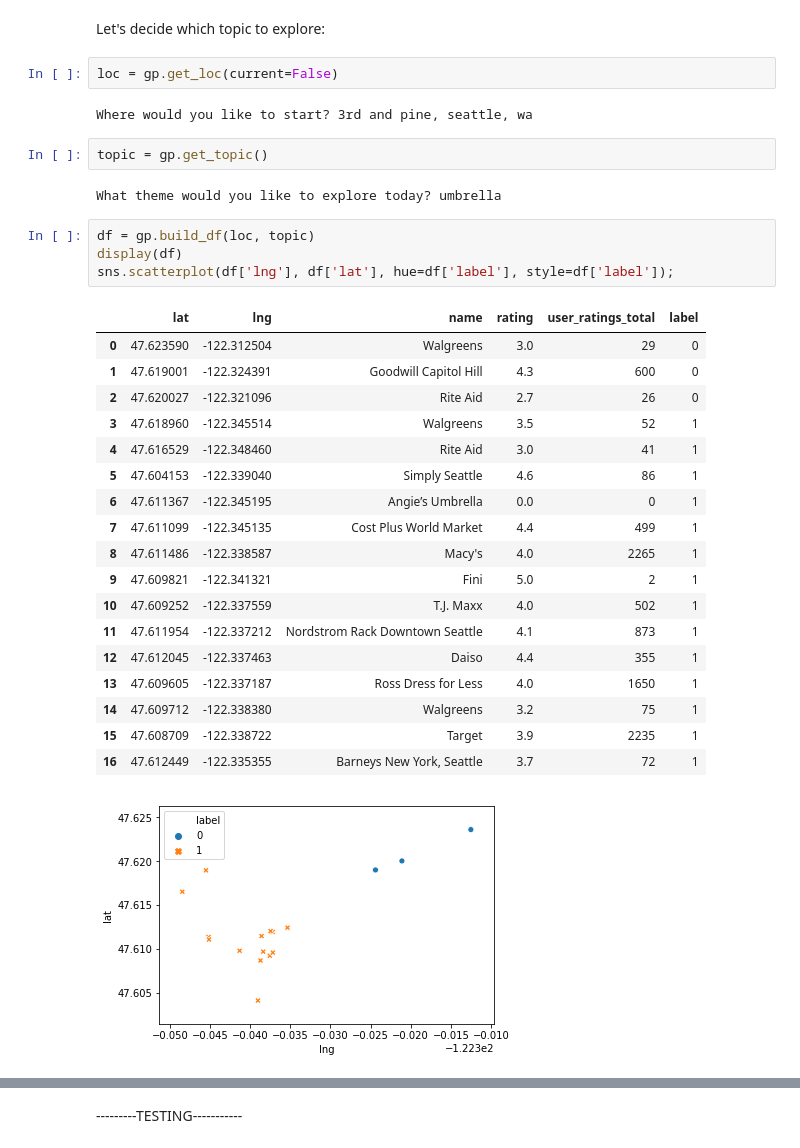
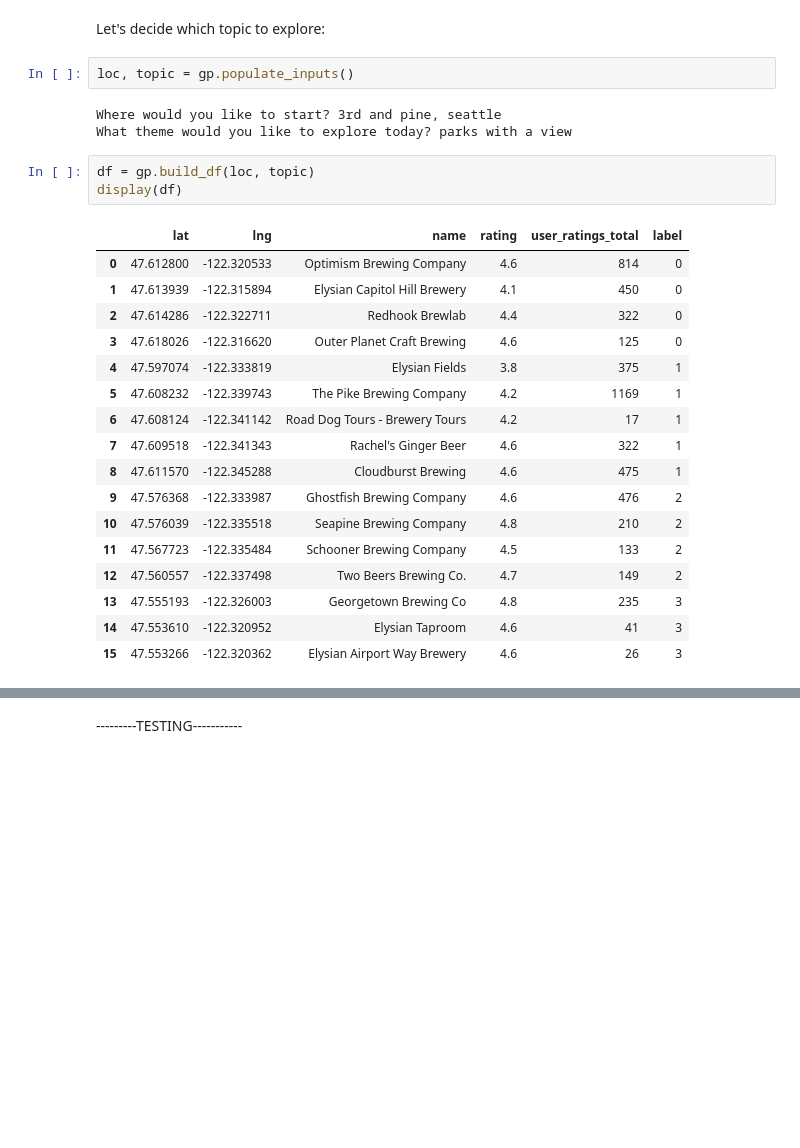
Before and after one commit to UpwardTrajectory/meander-maker, a Jupyter notebook: mvp.ipynb, the cells around one changed output, grey strips where cells are left out. Drawn from its saved outputs; the diff is of its cells as text; blank space fills up the shorter version.

```diff
--- a/mvp.ipynb
+++ b/mvp.ipynb
@@ -23,36 +23,30 @@ The module is deprecated in version 0.21 and will be removed in version 0.23 sin
 sklearn.externals.joblib is deprecated in 0.21 and will be removed in 0.23. Please import this functionality directly from joblib, which can be installed with: pip install joblib. If this warning is r ...
 # %% [markdown]
 Let's decide which topic to explore:
-# %%
-loc = gp.get_loc(current=False)
-# %% [output]
-Where would you like to start? 3rd and pine, seattle, wa
-# %%
-topic = gp.get_topic()
-# %% [output]
-What theme would you like to explore today? umbrella
+# %%
+loc, topic = gp.populate_inputs()
+# %% [output]
+Where would you like to start? 3rd and pine, seattle
+What theme would you like to explore today? parks with a view
 # %%
 df = gp.build_df(loc, topic)
 display(df)
-sns.scatterplot(df['lng'], df['lat'], hue=df['label'], style=df['label']);
 # %% [output]
 |  | lat | lng | name | rating | user_ratings_total | label |
-| 0 | 47.623590 | -122.312504 | Walgreens | 3.0 | 29 | 0 |
-| 1 | 47.619001 | -122.324391 | Goodwill Capitol Hill | 4.3 | 600 | 0 |
-| 2 | 47.620027 | -122.321096 | Rite Aid | 2.7 | 26 | 0 |
-| 3 | 47.618960 | -122.345514 | Walgreens | 3.5 | 52 | 1 |
-| 4 | 47.616529 | -122.348460 | Rite Aid | 3.0 | 41 | 1 |
-| 5 | 47.604153 | -122.339040 | Simply Seattle | 4.6 | 86 | 1 |
-| 6 | 47.611367 | -122.345195 | Angie’s Umbrella | 0.0 | 0 | 1 |
-| 7 | 47.611099 | -122.345135 | Cost Plus World Market | 4.4 | 499 | 1 |
-| 8 | 47.611486 | -122.338587 | Macy's | 4.0 | 2265 | 1 |
-| 9 | 47.609821 | -122.341321 | Fini | 5.0 | 2 | 1 |
-| 10 | 47.609252 | -122.337559 | T.J. Maxx | 4.0 | 502 | 1 |
-| 11 | 47.611954 | -122.337212 | Nordstrom Rack Downtown Seattle | 4.1 | 873 | 1 |
-| 12 | 47.612045 | -122.337463 | Daiso | 4.4 | 355 | 1 |
-| 13 | 47.609605 | -122.337187 | Ross Dress for Less | 4.0 | 1650 | 1 |
-| 14 | 47.609712 | -122.338380 | Walgreens | 3.2 | 75 | 1 |
-| 15 | 47.608709 | -122.338722 | Target | 3.9 | 2235 | 1 |
-| 16 | 47.612449 | -122.335355 | Barneys New York, Seattle | 3.7 | 72 | 1 |
+| 0 | 47.612800 | -122.320533 | Optimism Brewing Company | 4.6 | 814 | 0 |
+| 1 | 47.613939 | -122.315894 | Elysian Capitol Hill Brewery | 4.1 | 450 | 0 |
+| 2 | 47.614286 | -122.322711 | Redhook Brewlab | 4.4 | 322 | 0 |
+| 3 | 47.618026 | -122.316620 | Outer Planet Craft Brewing | 4.6 | 125 | 0 |
+| 4 | 47.597074 | -122.333819 | Elysian Fields | 3.8 | 375 | 1 |
+| 5 | 47.608232 | -122.339743 | The Pike Brewing Company | 4.2 | 1169 | 1 |
+| 6 | 47.608124 | -122.341142 | Road Dog Tours - Brewery Tours | 4.2 | 17 | 1 |
+| 7 | 47.609518 | -122.341343 | Rachel's Ginger Beer | 4.6 | 322 | 1 |
+| 8 | 47.611570 | -122.345288 | Cloudburst Brewing | 4.6 | 475 | 1 |
+| 9 | 47.576368 | -122.333987 | Ghostfish Brewing Company | 4.6 | 476 | 2 |
+| 10 | 47.576039 | -122.335518 | Seapine Brewing Company | 4.8 | 210 | 2 |
+| 11 | 47.567723 | -122.335484 | Schooner Brewing Company | 4.5 | 133 | 2 |
+| 12 | 47.560557 | -122.337498 | Two Beers Brewing Co. | 4.7 | 149 | 2 |
+| 13 | 47.555193 | -122.326003 | Georgetown Brewing Co | 4.8 | 235 | 3 |
+| 14 | 47.553610 | -122.320952 | Elysian Taproom | 4.6 | 41 | 3 |
+| 15 | 47.553266 | -122.320362 | Elysian Airport Way Brewery | 4.6 | 26 | 3 |
-[figure, removed]
 # %%
```
Also changed, not shown: parts of 25 cells of this notebook, 1 other file.
